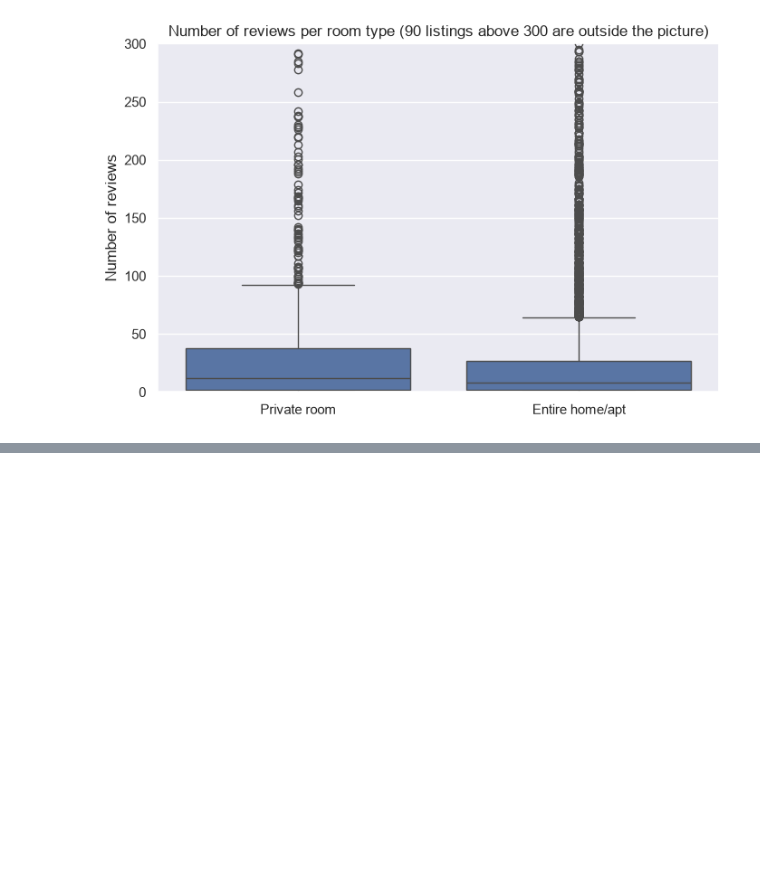
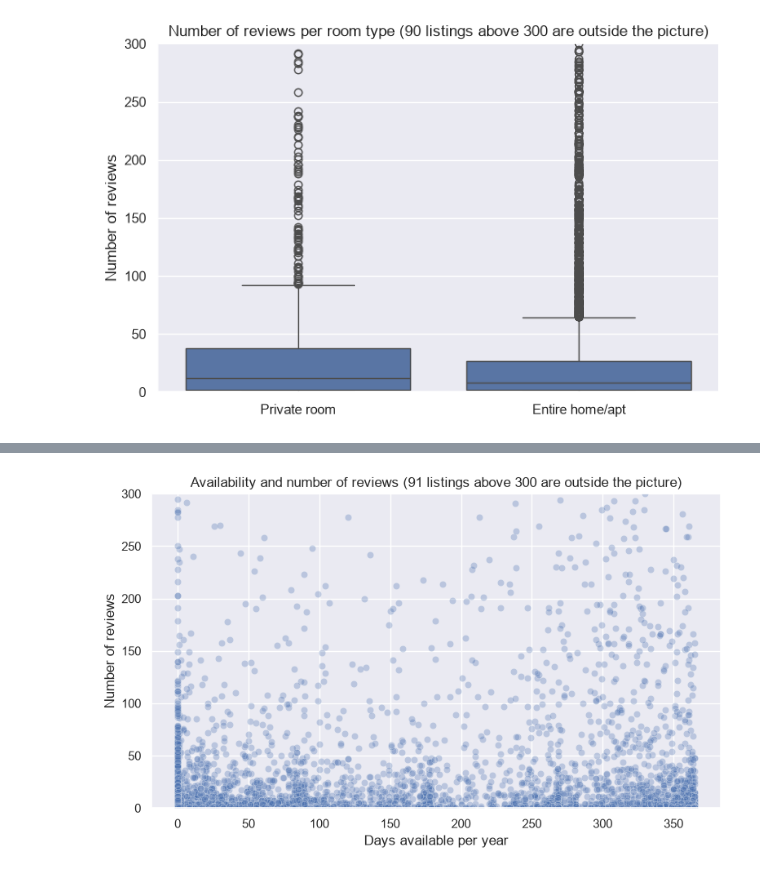
Before and after one commit to sven-0414/py-ai-lab, a Jupyter notebook: data_analysis/lab7.ipynb, the cells around one changed output, grey strips where cells are left out. Saved outputs shown, nothing was run; the diff lists cells and outputs as text; code cells hidden in the pictures; blank space fills up the shorter version.

```diff
--- a/data_analysis/lab7.ipynb
+++ b/data_analysis/lab7.ipynb
@@ -106,0 +162,15 @@ plt.show()
+# %%
+n_outside = (listings['number_of_reviews'] > 300).sum()
+
+fig, ax = plt.subplots(figsize=(9, 5))
+
+sns.scatterplot(data=listings, x='availability_365', y='number_of_reviews', alpha=0.3, ax=ax)
+
+ax.set_ylim(0, 300)
+ax.set_title(f'Availability and number of reviews ({n_outside} listings above 300 are outside the picture)')
+ax.set_xlabel('Days available per year')
+ax.set_ylabel('Number of reviews')
+
+plt.show()
+# %% [output]
+[figure, added]
```
Also changed, not shown: parts of 9 cells of this notebook.
